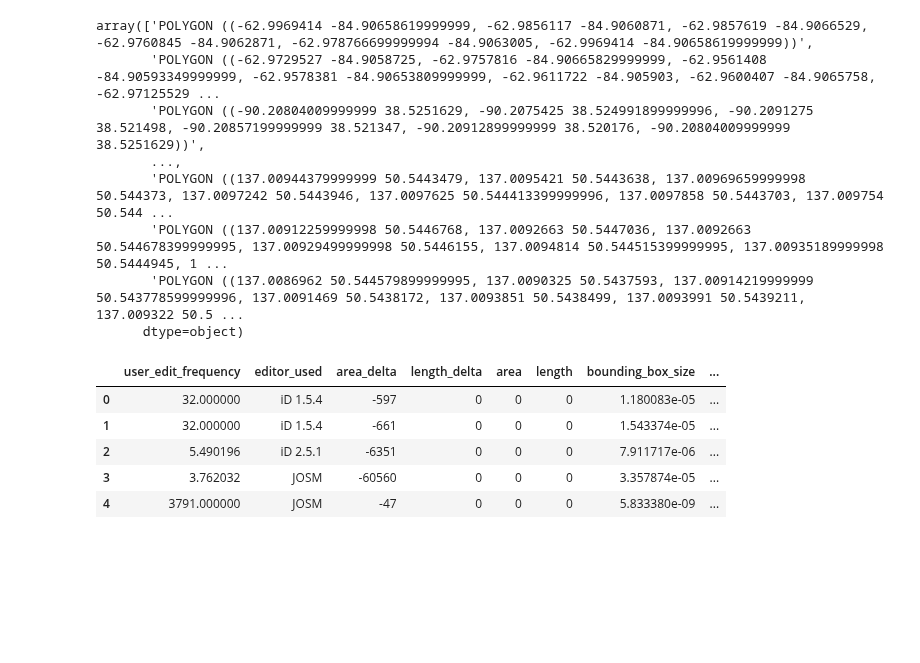
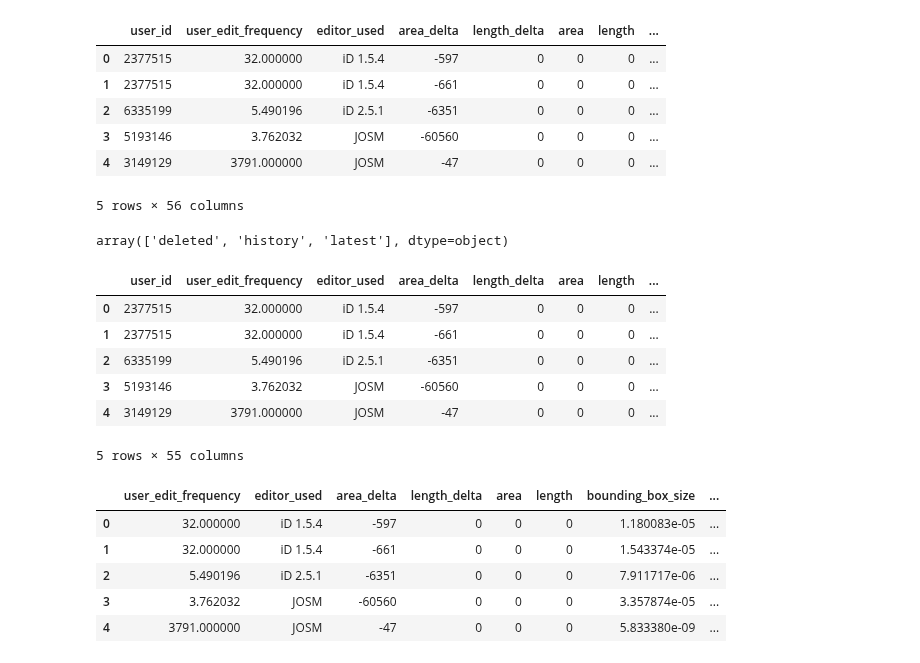
Before and after one commit to rspseshasai/vandalism_detection_osm, a Jupyter notebook: xgboost_model.ipynb, the cells around one changed output. Drawn from its saved outputs; the diff is of its cells as text; code cells hidden in the pictures; blank space fills up the shorter version.

```diff
--- a/xgboost_model.ipynb
+++ b/xgboost_model.ipynb
@@ -22,17 +22,37 @@ features_df.head()
+# %%
+if features_df.columns.__contains__('xzcode'):
+    # Split 'xzcode' column into two separate columns 'code' and 'level'
+    features_df[['code', 'level']] = pd.json_normalize(features_df['xzcode'])
+    features_df.drop('xzcode', axis=1, inplace=True)
+features_df.head()
+# %% [output]
+|  | user_id | user_edit_frequency | editor_used | area_delta | length_delta | area | length | ... |
+| 0 | 2377515 | 32.000000 | iD 1.5.4 | -597 | 0 | 0 | 0 | ... |
+| 1 | 2377515 | 32.000000 | iD 1.5.4 | -661 | 0 | 0 | 0 | ... |
+| 2 | 6335199 | 5.490196 | iD 2.5.1 | -6351 | 0 | 0 | 0 | ... |
+| 3 | 5193146 | 3.762032 | JOSM | -60560 | 0 | 0 | 0 | ... |
+| 4 | 3149129 | 3791.000000 | JOSM | -47 | 0 | 0 | 0 | ... |
+5 rows × 56 columns
 # %%
-features_df.geometry.unique()
+features_df.status.unique()
 # %% [output]
-array(['POLYGON ((-62.9969414 -84.90658619999999, -62.9856117 -84.9060871, -62.9857619 -84.9066529, -62.9760845 -84.9062871, -62.978766699999994 -84.9063005, -62.9969414 -84.90658619999999))',
-       'POLYGON ((-62.9729527 -84.9058725, -62.9757816 -84.90665829999999, -62.9561408 -84.90593349999999, -62.9578381 -84.90653809999999, -62.9611722 -84.905903, -62.9600407 -84.9065758, -62.97125529 ...
-       'POLYGON ((-90.20804009999999 38.5251629, -90.2075425 38.524991899999996, -90.2091275 38.521498, -90.20857199999999 38.521347, -90.20912899999999 38.520176, -90.20804009999999 38.5251629))',
-       ...,
-       'POLYGON ((137.00944379999999 50.5443479, 137.0095421 50.5443638, 137.00969659999998 50.544373, 137.0097242 50.5443946, 137.0097625 50.544413399999996, 137.0097858 50.5443703, 137.009754 50.544 ...
-       'POLYGON ((137.00912259999998 50.5446768, 137.0092663 50.5447036, 137.0092663 50.544678399999995, 137.00929499999998 50.5446155, 137.0094814 50.544515399999995, 137.00935189999998 50.5444945, 1 ...
-       'POLYGON ((137.0086962 50.544579899999995, 137.0090325 50.5437593, 137.00914219999999 50.543778599999996, 137.0091469 50.5438172, 137.0093851 50.5438499, 137.0093991 50.5439211, 137.009322 50.5 ...
-      dtype=object)
+array(['deleted', 'history', 'latest'], dtype=object)
 # %%
 if features_df.columns.__contains__('geometry'):
     features_df.drop('geometry', axis=1, inplace=True)
+
+if features_df.columns.__contains__('osm_id'):
+    features_df.drop('osm_id', axis=1, inplace=True)
+
+features_df.head()
+# %% [output]
+|  | user_id | user_edit_frequency | editor_used | area_delta | length_delta | area | length | ... |
+| 0 | 2377515 | 32.000000 | iD 1.5.4 | -597 | 0 | 0 | 0 | ... |
+| 1 | 2377515 | 32.000000 | iD 1.5.4 | -661 | 0 | 0 | 0 | ... |
+| 2 | 6335199 | 5.490196 | iD 2.5.1 | -6351 | 0 | 0 | 0 | ... |
+| 3 | 5193146 | 3.762032 | JOSM | -60560 | 0 | 0 | 0 | ... |
+| 4 | 3149129 | 3791.000000 | JOSM | -47 | 0 | 0 | 0 | ... |
+5 rows × 55 columns
 # %%
 features_df.columns = features_df.columns.str.replace(' ', '_', regex=True)
 features_df.head()
```
Also changed, not shown: parts of 2 cells of this notebook, 2 other files.
